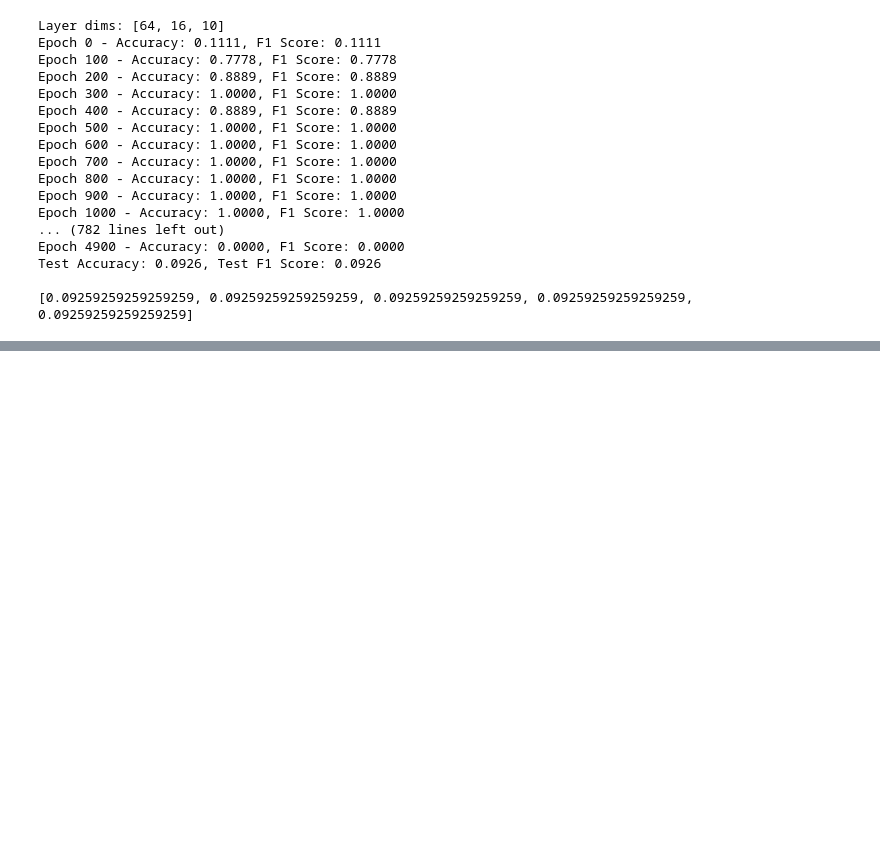
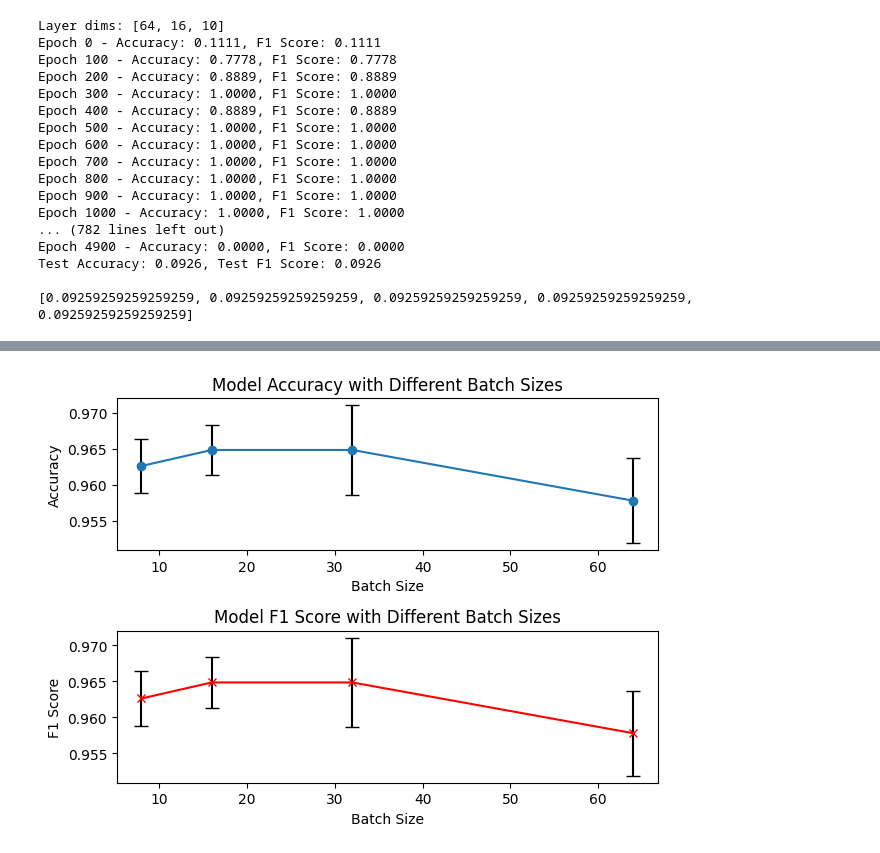
Before and after one commit to stusiojan/WSI_24L, a Jupyter notebook: Zadanie5/MLP.ipynb, the cells around one changed output, grey strips where cells are left out. Cells and saved outputs as stored; diff of their text form; code cells hidden in the pictures; blank space fills up the shorter version.

```diff
--- a/Zadanie5/MLP.ipynb
+++ b/Zadanie5/MLP.ipynb
@@ -316,0 +363,34 @@ df.to_excel("model_performance_layers.xlsx", index=False)
+# %%
+fig, axs = plt.subplots(2)
+
+# Wykres dla Accuracy
+axs[0].errorbar(batches, combined_accuracy, yerr=combined_accuracy_mse, fmt='-o', ecolor='black', capsize=5)
+axs[0].set_title('Model Accuracy with Different Batch Sizes')
+axs[0].set_xlabel('Batch Size')
+axs[0].set_ylabel('Accuracy')
+
+# Wykres dla F1
+axs[1].errorbar(batches, combined_f1, yerr=combined_f1_mse, fmt='-x', ecolor='black', color='red', capsize=5)
+axs[1].set_title('Model F1 Score with Different Batch Sizes')
+axs[1].set_xlabel('Batch Size')
+axs[1].set_ylabel('F1 Score')
+
+# Wyświetl wykresy
+plt.tight_layout()
+plt.show()
+
+# Zapisz wykresy
+fig.savefig('batch_size_separate.png')
+
+
+df = pd.DataFrame({
+    'Accuracy': combined_accuracy,
+    'F1': combined_f1,
+    'Accuracy MSE': combined_accuracy_mse,
+    'F1 MSE': combined_f1_mse
+})
+
+
+df.to_excel("model_performance_batch_size.xlsx", index=False)
+# %% [output]
+[figure, added]
```
Also changed, not shown: parts of 2 cells of this notebook, 4 other files.
